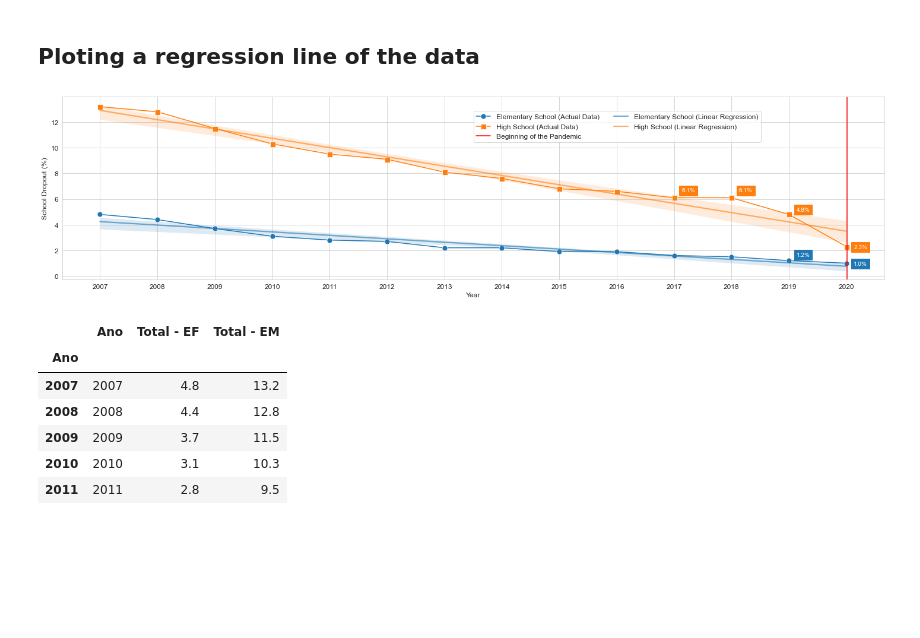
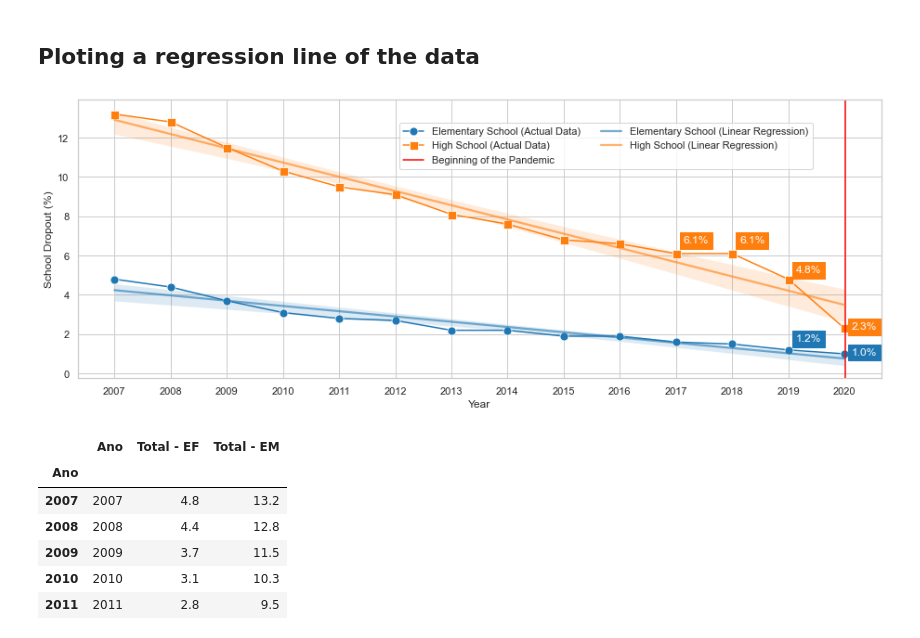
Before and after one commit to aianshay/covid-impacts-on-education, a Jupyter notebook: viz_rq5.ipynb, the cells around one changed output. Saved outputs shown, nothing was run; the diff lists cells and outputs as text; code cells hidden in the pictures; blank space fills up the shorter version.

Commit message:
Resizing main plot

```diff
--- a/viz_rq5.ipynb
+++ b/viz_rq5.ipynb
@@ -134,36 +134,36 @@ params = {'legend.fontsize': 'large',
          'ytick.labelsize':'large'}
 pylab.rcParams.update(params)
 # %%
-plt.figure(figsize=(20,5))
+plt.figure(figsize=(13,5))
 sns.set_style("whitegrid")
 ax = sns.lineplot(data=totals, x='Ano', y='Total - EF', label="Elementary School (Actual Data)", marker="o", markersize=markersize, linestyle='-', color='tab:blue')
 sns.lineplot(data=totals, x='Ano', y='Total - EM', label="High School (Actual Data)", marker="s", markersize=markersize, color='tab:orange', linestyle='-')
 plt.axvline(x=2020.01, label="Beginning of the Pandemic", color='red', linestyle='-')
 ax = sns.regplot(data=totals, x='Ano', y='Total - EF', label="Elementary School (Linear Regression)", scatter=False, color='tab:blue',line_kws={"alpha":0.6})
 ax.set(xticks=totals.Ano.values)
 sns.regplot(data=totals, x='Ano', y='Total - EM', label="High School (Linear Regression)", scatter=False, color='tab:orange', line_kws={"alpha":0.6})
 plt.ylabel("School Dropout (%)")
 plt.title('')
 plt.xlabel("Year")
 y_2020_EM = totals[totals.Ano == 2020]['Total - EM'].iloc[0]
 plt.text(2020+x_shift, y_2020_EM-y_shift, '{:.1f}%'.format(y_2020_EM), color='white').set_backgroundcolor('tab:orange')
 y_2019_EM = totals[totals.Ano == 2019]['Total - EM'].iloc[0]
 plt.text(2019+x_shift, y_2019_EM-y_shift+.4, '{:.1f}%'.format(y_2019_EM), color='white').set_backgroundcolor('tab:orange')
 y_2018_EM = totals[totals.Ano == 2018]['Total - EM'].iloc[0]
 plt.text(2018+x_shift, y_2018_EM-y_shift+.6, '{:.1f}%'.format(y_2018_EM), color='white').set_backgroundcolor('tab:orange')
 y_2017_EM = totals[totals.Ano == 2017]['Total - EM'].iloc[0]
 plt.text(2017+x_shift, y_2017_EM-y_shift+.6, '{:.1f}%'.format(y_2017_EM), color='white').set_backgroundcolor('tab:orange')
 y_2020_EF = totals[totals.Ano == 2020]['Total - EF'].iloc[0]
 plt.text(2020+x_shift, y_2020_EF-y_shift, '{:.1f}%'.format(y_2020_EF), color='white').set_backgroundcolor('tab:blue')
 y_2019_EF = totals[totals.Ano == 2019]['Total - EF'].iloc[0]
 plt.text(2019+x_shift, y_2019_EF-y_shift+.5, '{:.1f}%'.format(y_2019_EF), color='white').set_backgroundcolor('tab:blue')
 # for index, row in totals.iterrows():
 #     plt.text(code[row.Ano]+x_shift, row.Dropout-y_shift, row.Ano, color='white', fontsize='small', bbox=dict(facecolor='#965786', alpha=0.7))
-plt.legend(bbox_to_anchor=(.5, .75, 1., .102), loc=3, ncol=2, borderaxespad=0.)
+plt.legend(bbox_to_anchor=(.4, .75, 1., .102), loc=3, ncol=2, borderaxespad=0.)
 plt.tight_layout()
 plt.show()
 # %% [output]
-[figure, old version]
+[figure, new version]
 # %%
 totals
 # %% [output]
```
